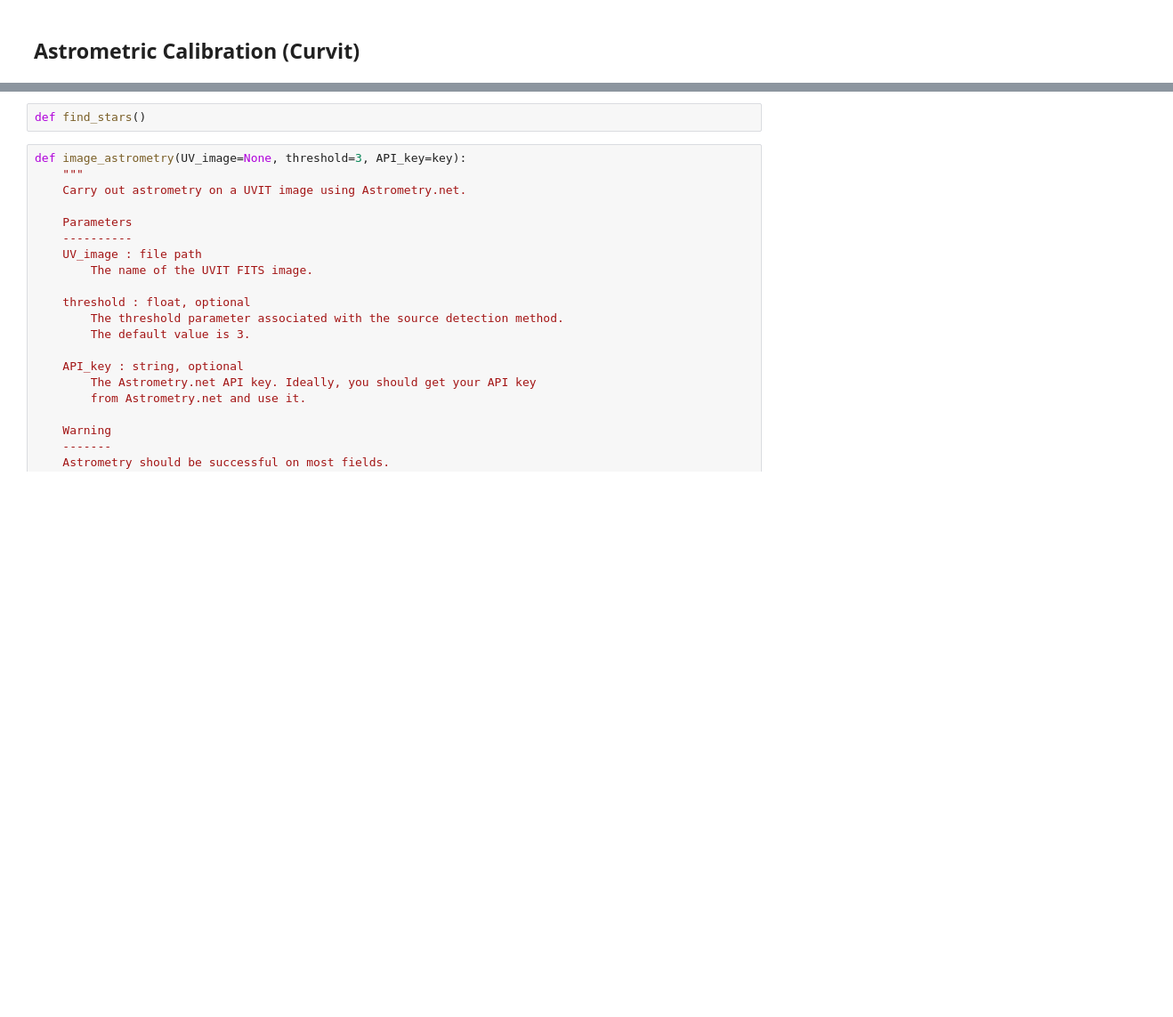
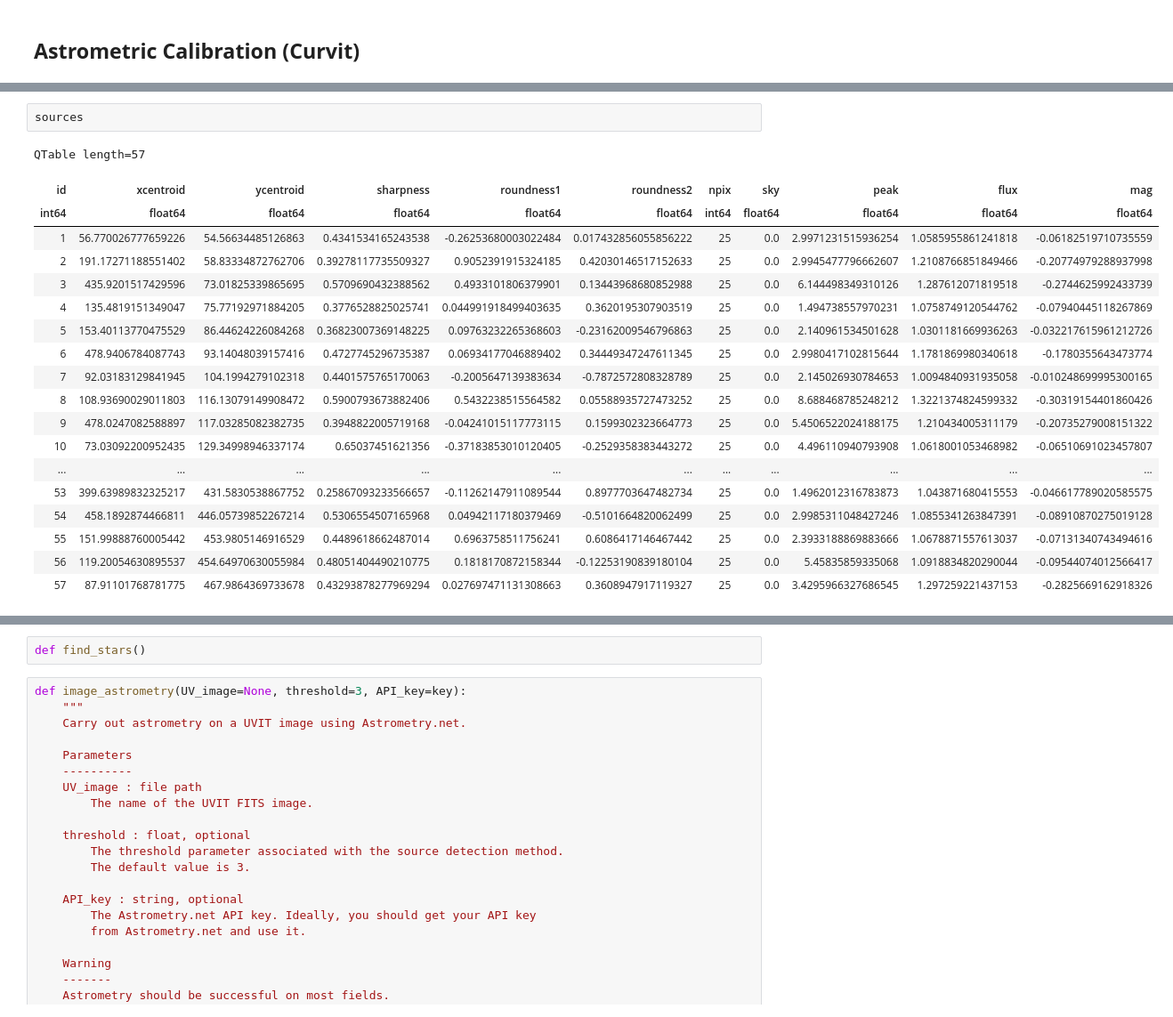
Before and after one commit to Jack3690/INSIST_pipeline, a Jupyter notebook: notebooks/MACADAMIA.ipynb, the cells around one changed output, grey strips where cells are left out. Shown at 89% size. Saved outputs shown, nothing was run; the diff lists cells and outputs as text; blank space fills up the shorter version.

```diff
--- a/notebooks/MACADAMIA.ipynb
+++ b/notebooks/MACADAMIA.ipynb
@@ -131,0 +159,22 @@ for f in os.listdir(input_dir):
+# %%
+sources
+# %% [output]
+QTable length=57
+| id | xcentroid | ycentroid | sharpness | roundness1 | roundness2 | npix | sky | peak | flux | mag |
+| int64 | float64 | float64 | float64 | float64 | float64 | int64 | float64 | float64 | float64 | float64 |
+| 1 | 56.770026777659226 | 54.56634485126863 | 0.4341534165243538 | -0.26253680003022484 | 0.017432856055856222 | 25 | 0.0 | 2.9971231515936254 | 1.0585955861241818 | -0.06182519710735559 |
+| 2 | 191.17271188551402 | 58.83334872762706 | 0.39278117735509327 | 0.9052391915324185 | 0.42030146517152633 | 25 | 0.0 | 2.9945477796662607 | 1.2108766851849466 | -0.20774979288937998 |
+| 3 | 435.9201517429596 | 73.01825339865695 | 0.5709690432388562 | 0.4933101806379901 | 0.13443968680852988 | 25 | 0.0 | 6.144498349310126 | 1.287612071819518 | -0.2744625992433739 |
+| 4 | 135.4819151349047 | 75.77192971884205 | 0.3776528825025741 | 0.044991918499403635 | 0.3620195307903519 | 25 | 0.0 | 1.494738557970231 | 1.0758749120544762 | -0.07940445118267869 |
+| 5 | 153.40113770475529 | 86.44624226084268 | 0.36823007369148225 | 0.09763232265368603 | -0.23162009546796863 | 25 | 0.0 | 2.140961534501628 | 1.0301181669936263 | -0.032217615961212726 |
+| 6 | 478.9406784087743 | 93.14048039157416 | 0.4727745296735387 | 0.06934177046889402 | 0.34449347247611345 | 25 | 0.0 | 2.9980417102815644 | 1.1781869980340618 | -0.1780355643473774 |
+| 7 | 92.03183129841945 | 104.1994279102318 | 0.4401575765170063 | -0.2005647139383634 | -0.7872572808328789 | 25 | 0.0 | 2.145026930784653 | 1.0094840931935058 | -0.010248699995300165 |
+| 8 | 108.93690029011803 | 116.13079149908472 | 0.5900793673882406 | 0.5432238515564582 | 0.05588935727473252 | 25 | 0.0 | 8.688468785248212 | 1.3221374824599332 | -0.30319154401860426 |
+| 9 | 478.0247082588897 | 117.03285082382735 | 0.3948822005719168 | -0.04241015117773115 | 0.1599302323664773 | 25 | 0.0 | 5.4506522024188175 | 1.210434005311179 | -0.20735279008151322 |
+| 10 | 73.03092200952435 | 129.34998946337174 | 0.65037451621356 | -0.37183853010120405 | -0.2529358383443272 | 25 | 0.0 | 4.496110940793908 | 1.0618001053468982 | -0.06510691023457807 |
+| ... | ... | ... | ... | ... | ... | ... | ... | ... | ... | ... |
+| 53 | 399.63989832325217 | 431.5830538867752 | 0.25867093233566657 | -0.11262147911089544 | 0.8977703647482734 | 25 | 0.0 | 1.4962012316783873 | 1.043871680415553 | -0.046617789020585575 |
+| 54 | 458.1892874466811 | 446.05739852267214 | 0.5306554507165968 | 0.04942117180379469 | -0.5101664820062499 | 25 | 0.0 | 2.9985311048427246 | 1.0855341263847391 | -0.08910870275019128 |
+| 55 | 151.99888760005442 | 453.9805146916529 | 0.4489618662487014 | 0.6963758511756241 | 0.6086417146467442 | 25 | 0.0 | 2.3933188869883666 | 1.0678871557613037 | -0.07131340743494616 |
+| 56 | 119.20054630895537 | 454.64970630055984 | 0.48051404490210775 | 0.1818170872158344 | -0.12253190839180104 | 25 | 0.0 | 5.45835859335068 | 1.0918834820290044 | -0.09544074012566417 |
+| 57 | 87.91101768781775 | 467.9864369733678 | 0.43293878277969294 | 0.027697471131308663 | 0.3608947917119327 | 25 | 0.0 | 3.4295966327686545 | 1.297259221437153 | -0.2825669162918326 |
```
Also changed, not shown: parts of 7 cells of this notebook.
